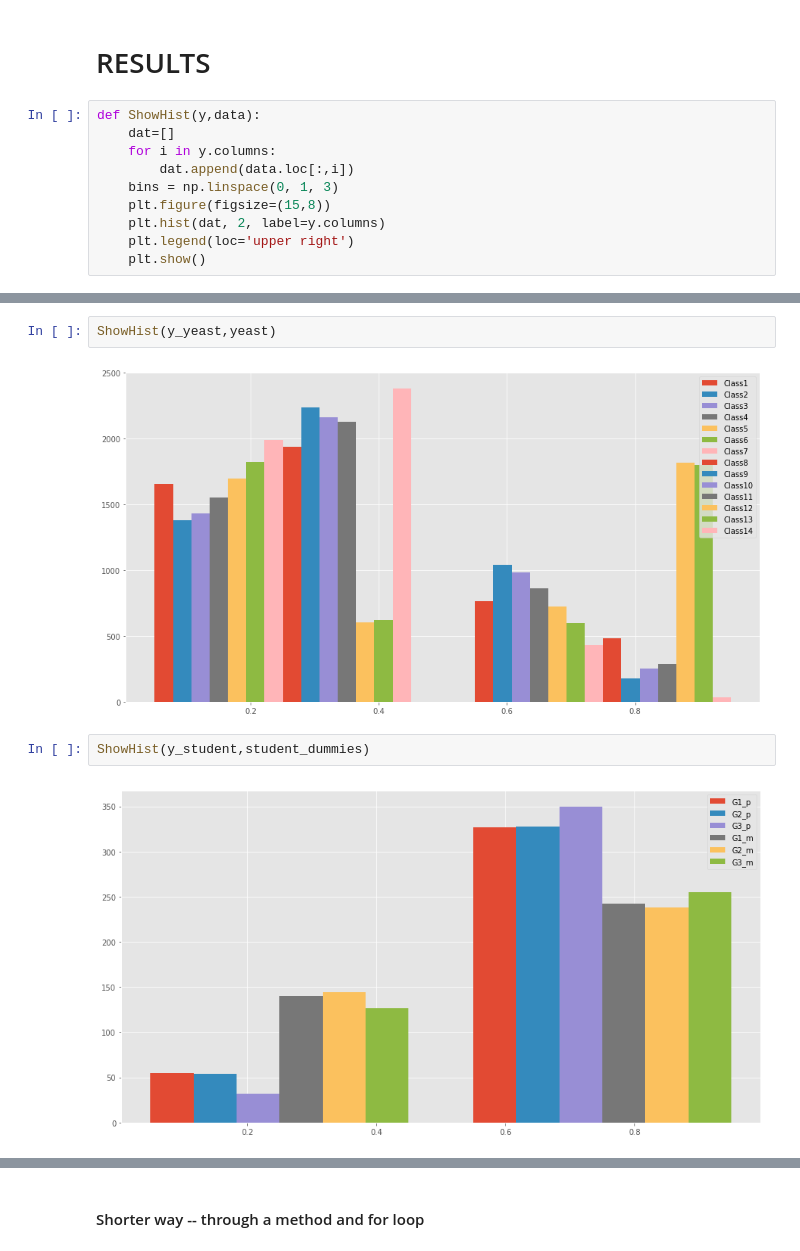
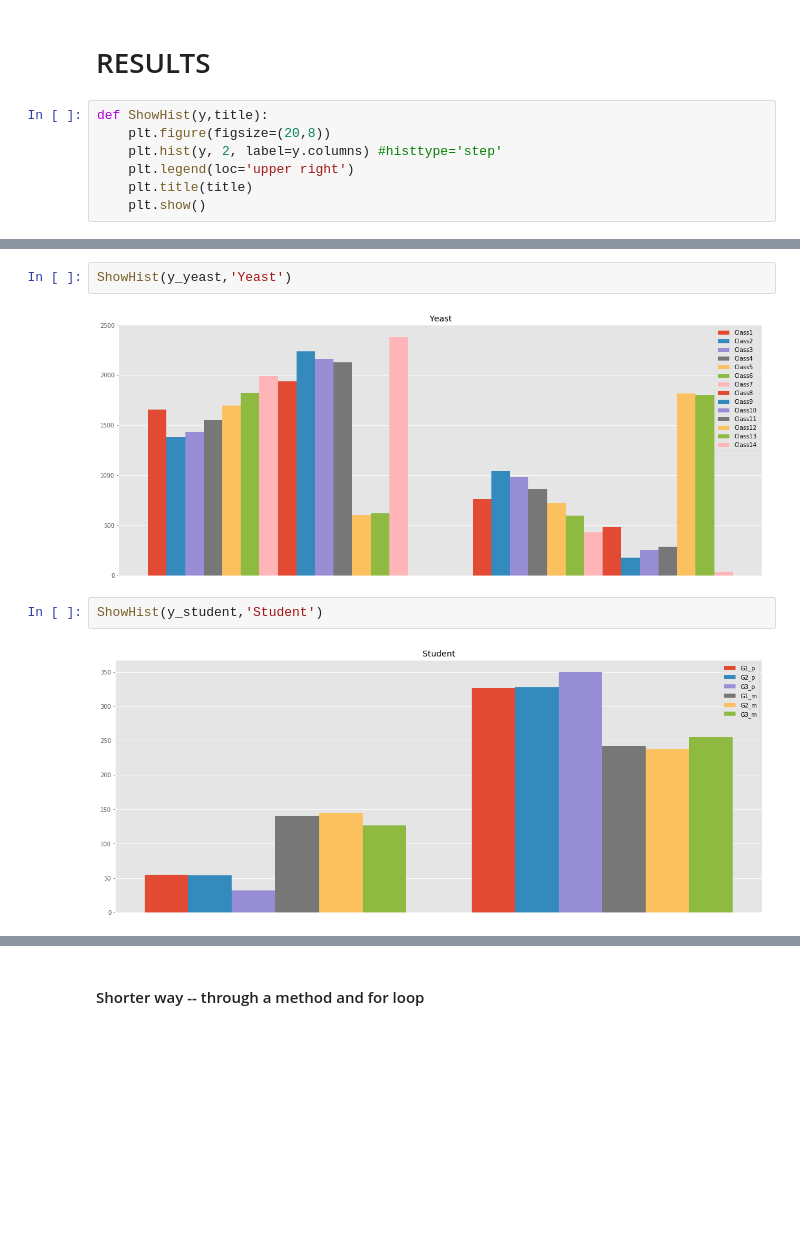
Before and after one commit to dusicastepic/Multi-label-classification-, a Jupyter notebook: MLC - proba.ipynb, the cells around one changed output, grey strips where cells are left out. Saved outputs shown, nothing was run; the diff lists cells and outputs as text; blank space fills up the shorter version.

```diff
--- a/MLC - proba.ipynb
+++ b/MLC - proba.ipynb
@@ -1266,12 +1268,9 @@ STUDENT
 # %% [markdown]
 # RESULTS
 # %%
-def ShowHist(y,data):
-    dat=[]
-    for i in y.columns:
-        dat.append(data.loc[:,i])
-    bins = np.linspace(0, 1, 3)
-    plt.figure(figsize=(15,8))
-    plt.hist(dat, 2, label=y.columns)
+def ShowHist(y,title):
+    plt.figure(figsize=(20,8))
+    plt.hist(y, 2, label=y.columns) #histtype='step'
     plt.legend(loc='upper right')
+    plt.title(title)
     plt.show()
@@ -1278,8 +1296,8 @@ def ShowHist(y,data):
 # %%
-ShowHist(y_yeast,yeast)
+ShowHist(y_yeast,'Yeast')
 # %% [output]
-[figure, old version]
+[figure, new version]
 # %%
-ShowHist(y_student,student_dummies)
+ShowHist(y_student,'Student')
 # %% [output]
-[figure, old version]
+[figure, new version]
```
Also changed, not shown: parts of 22 cells of this notebook.
